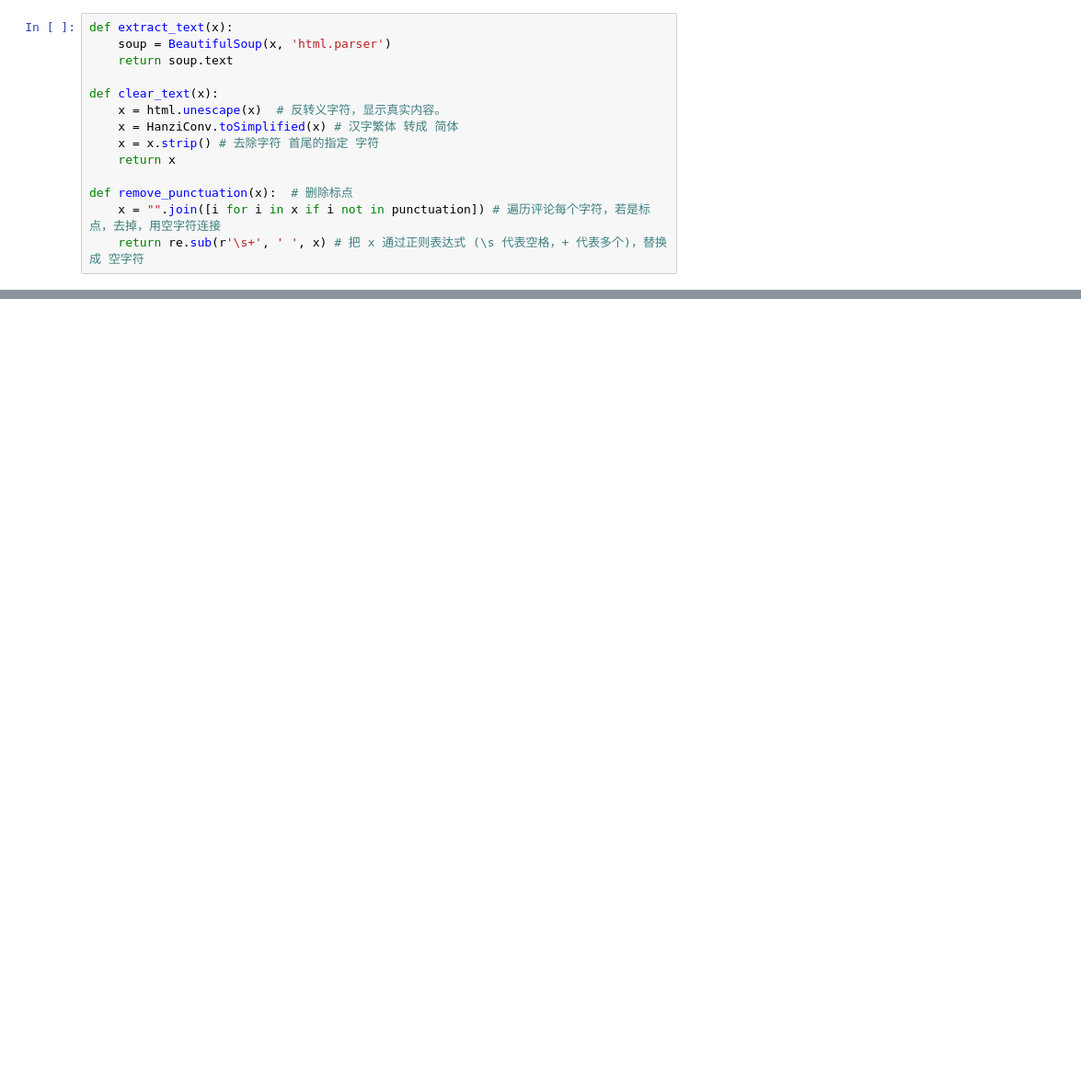
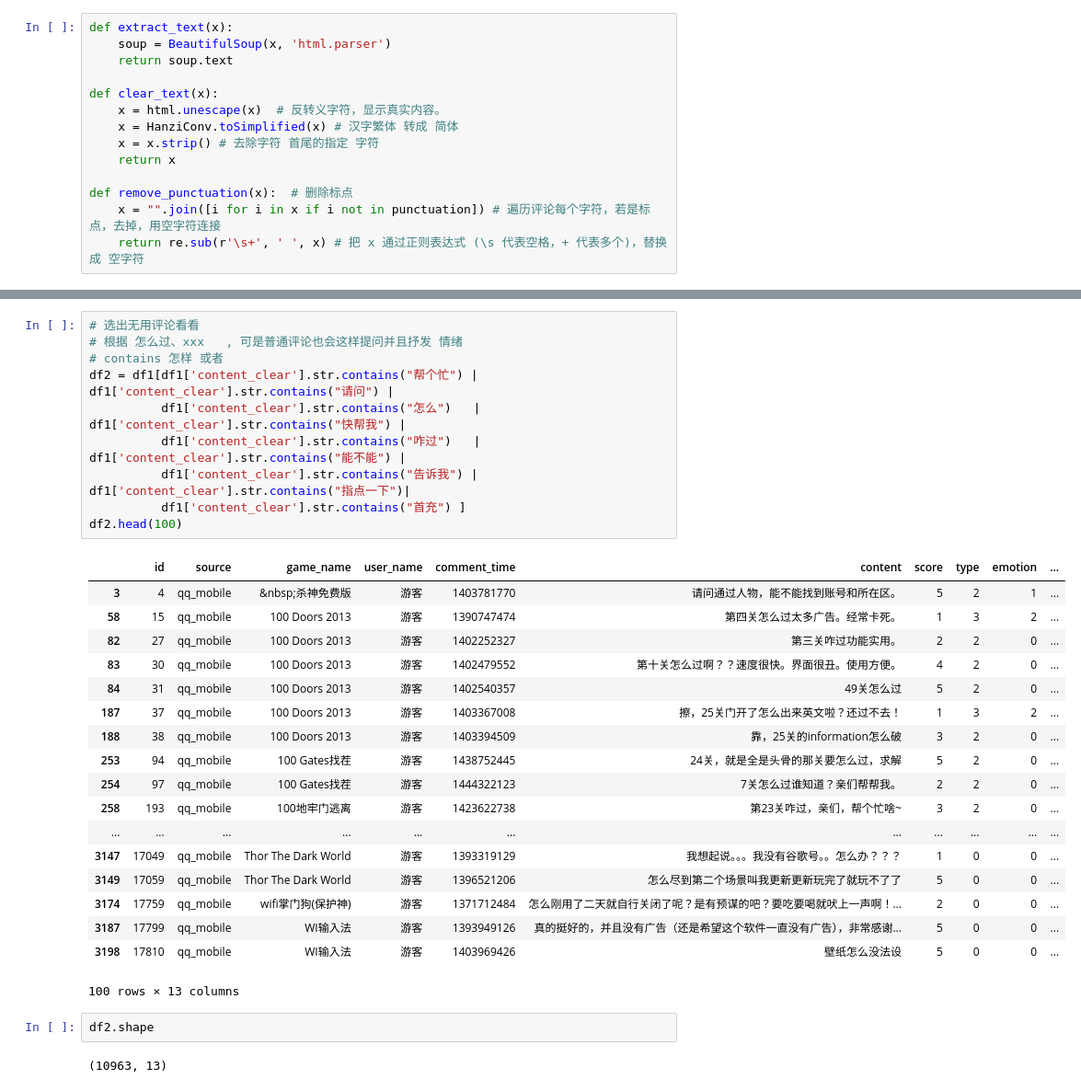
Before and after one commit to lcs1234567/Game_Comment_Clean, a Jupyter notebook: comment_clean_jupyter/gameComment_useless_clean.ipynb, the cells around one changed output, grey strips where cells are left out. Shown at 92% size. Cells and saved outputs as stored; diff of their text form; blank space fills up the shorter version.

```diff
--- a/comment_clean_jupyter/gameComment_useless_clean.ipynb
+++ b/comment_clean_jupyter/gameComment_useless_clean.ipynb
@@ -124,0 +161,33 @@ df_content[df_content.group_size > 5]
+# %%
+# 选出无用评论看看
+# 根据 怎么过、xxx   , 可是普通评论也会这样提问并且抒发 情绪
+# contains 怎样 或者
+df2 = df1[df1['content_clear'].str.contains("帮个忙") | df1['content_clear'].str.contains("请问") |
+          df1['content_clear'].str.contains("怎么")   | df1['content_clear'].str.contains("快帮我") |
+          df1['content_clear'].str.contains("咋过")   | df1['content_clear'].str.contains("能不能") |
+          df1['content_clear'].str.contains("告诉我") | df1['content_clear'].str.contains("指点一下")|
+          df1['content_clear'].str.contains("首充") ]
+df2.head(100)
+# %% [output]
+|  | id | source | game_name | user_name | comment_time | content | score | type | emotion | ... |
+| 3 | 4 | qq_mobile | &nbsp;杀神免费版 | 游客 | 1403781770 | 请问通过人物，能不能找到账号和所在区。 | 5 | 2 | 1 | ... |
+| 58 | 15 | qq_mobile | 100 Doors 2013 | 游客 | 1390747474 | 第四关怎么过太多广告。经常卡死。 | 1 | 3 | 2 | ... |
+| 82 | 27 | qq_mobile | 100 Doors 2013 | 游客 | 1402252327 | 第三关咋过功能实用。 | 2 | 2 | 0 | ... |
+| 83 | 30 | qq_mobile | 100 Doors 2013 | 游客 | 1402479552 | 第十关怎么过啊？？速度很快。界面很丑。使用方便。 | 4 | 2 | 0 | ... |
+| 84 | 31 | qq_mobile | 100 Doors 2013 | 游客 | 1402540357 | 49关怎么过 | 5 | 2 | 0 | ... |
+| 187 | 37 | qq_mobile | 100 Doors 2013 | 游客 | 1403367008 | 擦，25关门开了怎么出来英文啦？还过不去！ | 1 | 3 | 2 | ... |
+| 188 | 38 | qq_mobile | 100 Doors 2013 | 游客 | 1403394509 | 靠，25关的information怎么破 | 3 | 2 | 0 | ... |
+| 253 | 94 | qq_mobile | 100 Gates找茬 | 游客 | 1438752445 | 24关，就是全是头骨的那关要怎么过，求解 | 5 | 2 | 0 | ... |
+| 254 | 97 | qq_mobile | 100 Gates找茬 | 游客 | 1444322123 | 7关怎么过谁知道？亲们帮帮我。 | 2 | 2 | 0 | ... |
+| 258 | 193 | qq_mobile | 100地牢门逃离 | 游客 | 1423622738 | 第23关咋过，亲们，帮个忙啥~ | 3 | 2 | 0 | ... |
+| ... | ... | ... | ... | ... | ... | ... | ... | ... | ... | ... |
+| 3147 | 17049 | qq_mobile | Thor The Dark World | 游客 | 1393319129 | 我想起说。。。我没有谷歌号。。怎么办？？？ | 1 | 0 | 0 | ... |
+| 3149 | 17059 | qq_mobile | Thor The Dark World | 游客 | 1396521206 | 怎么尽到第二个场景叫我更新更新玩完了就玩不了了 | 5 | 0 | 0 | ... |
+| 3174 | 17759 | qq_mobile | wifi掌门狗(保护神) | 游客 | 1371712484 | 怎么刚用了二天就自行关闭了呢？是有预谋的吧？要吃要喝就吠上一声啊！... | 2 | 0 | 0 | ... |
+| 3187 | 17799 | qq_mobile | WI输入法 | 游客 | 1393949126 | 真的挺好的，并且没有广告（还是希望这个软件一直没有广告），非常感谢... | 5 | 0 | 0 | ... |
+| 3198 | 17810 | qq_mobile | WI输入法 | 游客 | 1403969426 | 壁纸怎么没法设 | 5 | 0 | 0 | ... |
+100 rows × 13 columns
+# %%
+df2.shape
+# %% [output]
+(10963, 13)
```
Also changed, not shown: parts of 32 cells of this notebook, 6 other files.
